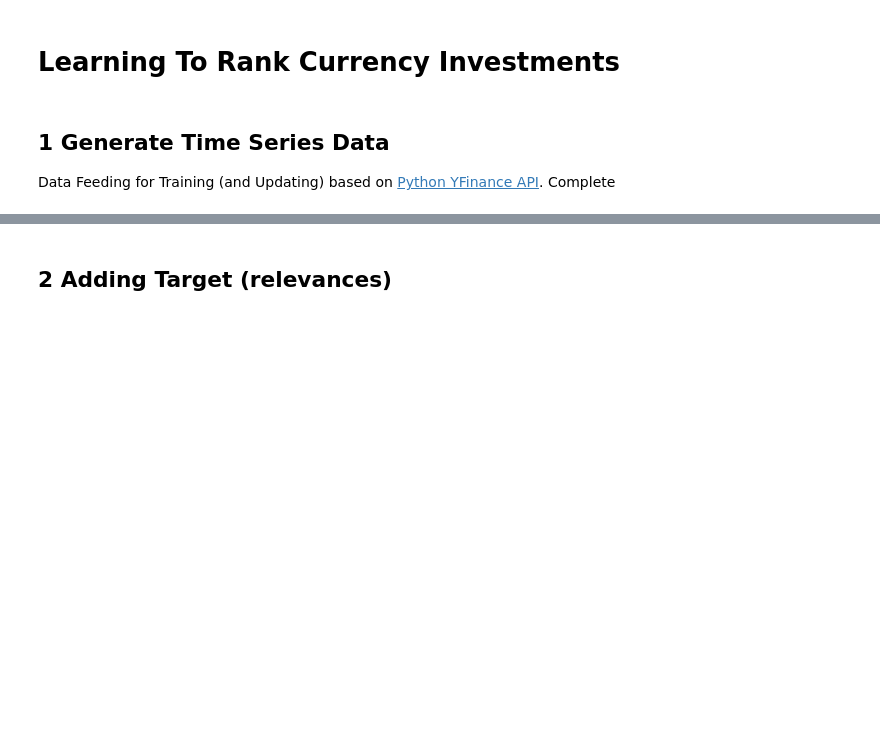
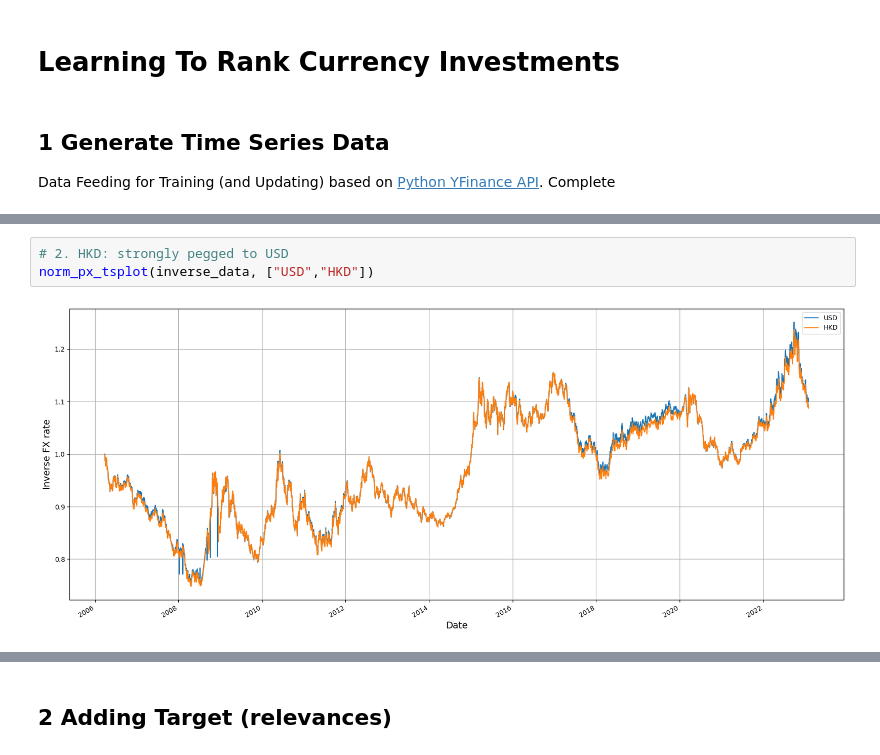
Before and after one commit to falken1983/fx_letor, a Jupyter notebook: generate_fx_data.ipynb, the cells around one changed output, grey strips where cells are left out. Saved outputs shown, nothing was run; the diff lists cells and outputs as text; blank space fills up the shorter version.

```diff
--- a/generate_fx_data.ipynb
+++ b/generate_fx_data.ipynb
@@ -129,0 +230,5 @@ inverse_fx_data.to_csv(PATH + "fx_data/inverse_FX_rates.csv")
+# %%
+# 2. HKD: strongly pegged to USD
+norm_px_tsplot(inverse_data, ["USD","HKD"])
+# %% [output]
+[figure, added]
```
Also changed, not shown: parts of 47 cells of this notebook.
